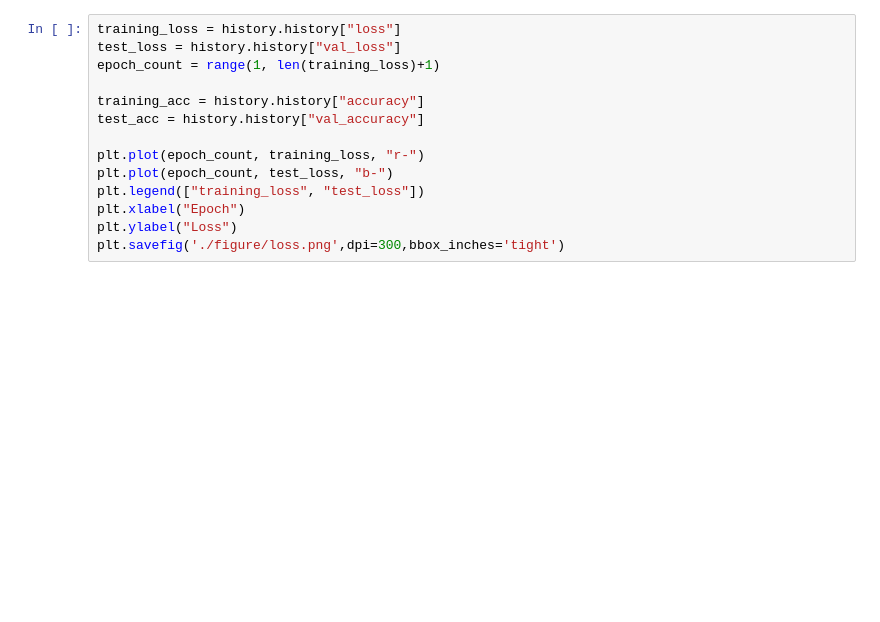
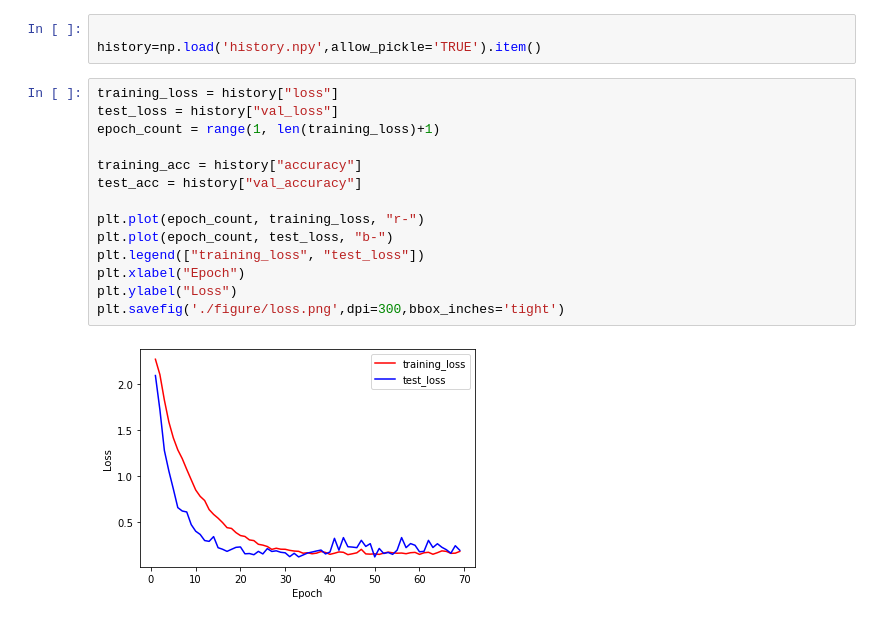
Before and after one commit to HOGEUNGOD/word_ml, a Jupyter notebook: VGG/VGG.ipynb, the cells around one changed output. Saved outputs shown, nothing was run; the diff lists cells and outputs as text; blank space fills up the shorter version.

```diff
--- a/VGG/VGG.ipynb
+++ b/VGG/VGG.ipynb
@@ -121,17 +153,22 @@ Epoch 194/300
+# %%
+
+history=np.load('history.npy',allow_pickle='TRUE').item()
 # %%
-training_loss = history.history["loss"]
-test_loss = history.history["val_loss"]
+training_loss = history["loss"]
+test_loss = history["val_loss"]
 epoch_count = range(1, len(training_loss)+1)
 
-training_acc = history.history["accuracy"]
-test_acc = history.history["val_accuracy"]
+training_acc = history["accuracy"]
+test_acc = history["val_accuracy"]
 
 plt.plot(epoch_count, training_loss, "r-")
 plt.plot(epoch_count, test_loss, "b-")
 plt.legend(["training_loss", "test_loss"])
 plt.xlabel("Epoch")
 plt.ylabel("Loss")
 plt.savefig('./figure/loss.png',dpi=300,bbox_inches='tight')
+# %% [output]
+[figure, added]
 # %%
 plt.plot(epoch_count, training_acc, "r-")
 plt.plot(epoch_count, test_acc, "b-")
```
Also changed, not shown: parts of 9 cells of this notebook, 37 other files.
